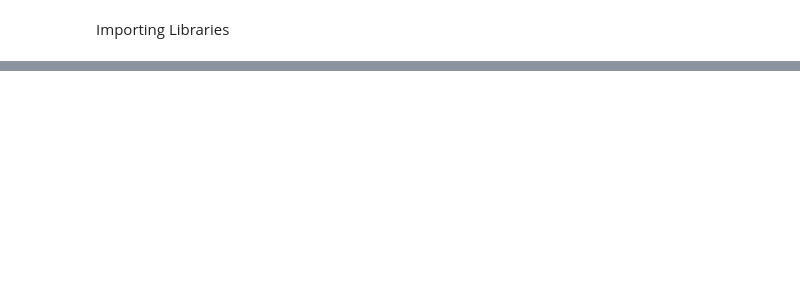
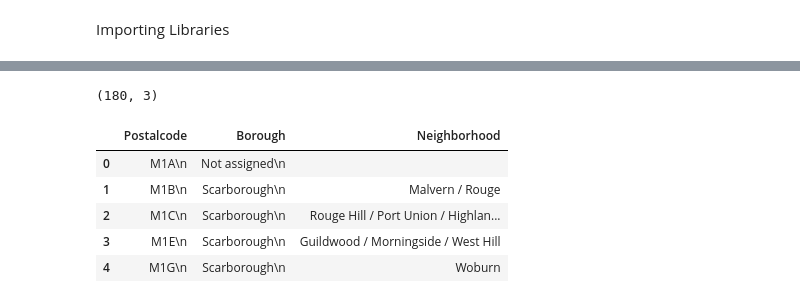
Before and after one commit to erichamisi/capstone-projects, a Jupyter notebook: Segmenting and Clustering Neighborhoods .ipynb, the cells around one changed output, grey strips where cells are left out. Cells and saved outputs as stored; diff of their text form; code cells hidden in the pictures; blank space fills up the shorter version.

```diff
--- a/Segmenting and Clustering Neighborhoods .ipynb
+++ b/Segmenting and Clustering Neighborhoods .ipynb
@@ -250,0 +91,13 @@ NameError: name 'toronto_grouped' is not defined
+# %%
+# clean dataframe
+toronto = toronto[toronto.Borough!='Not assigned']
+toronto = toronto[toronto.Borough!= 0]
+toronto.reset_index(drop = True, inplace = True)
+i = 0
+for i in range(0,toronto.shape[0]):
+    if toronto.iloc[i][2] == 'Not assigned':
+        toronto.iloc[i][2] = toronto.iloc[i][1]
+        i = i+1
+# %%
+df = toronto.groupby(['Postalcode','Borough'])['Neighborhood'].apply(', '.join).reset_index()
+df
@@ -251,3 +133,7 @@ NameError: name 'toronto_grouped' is not defined
+# %%
+df = df.dropna()
+empty = 'Not assigned'
+df = df[(df.Postalcode != empty ) & (df.Borough != empty) & (df.Neighborhood != empty)]
 # %%
 df.head()
 # %% [output]
@@ -283,0 +146,6 @@ Thank You! Hope You Liked. Still Learning...
+# %%
+def neighborhood_list(grouped):
+    return ', '.join(sorted(grouped['Neighborhood'].tolist()))
+
+grp = df.groupby(['Postalcode', 'Borough'])
+df_2 = grp.apply(neighborhood_list).reset_index(name='Neighborhood')
@@ -283,0 +160,11 @@ Thank You! Hope You Liked. Still Learning...
+# %%
+print(df_2.shape)
+df_2.head()
+# %% [output]
+(180, 3)
+|  | Postalcode | Borough | Neighborhood |
+| 0 | M1A\n | Not assigned\n |  |
+| 1 | M1B\n | Scarborough\n | Malvern / Rouge |
+| 2 | M1C\n | Scarborough\n | Rouge Hill / Port Union / Highlan... |
+| 3 | M1E\n | Scarborough\n | Guildwood / Morningside / West Hill |
+| 4 | M1G\n | Scarborough\n | Woburn |
```
Also changed, not shown: parts of 45 cells of this notebook.
